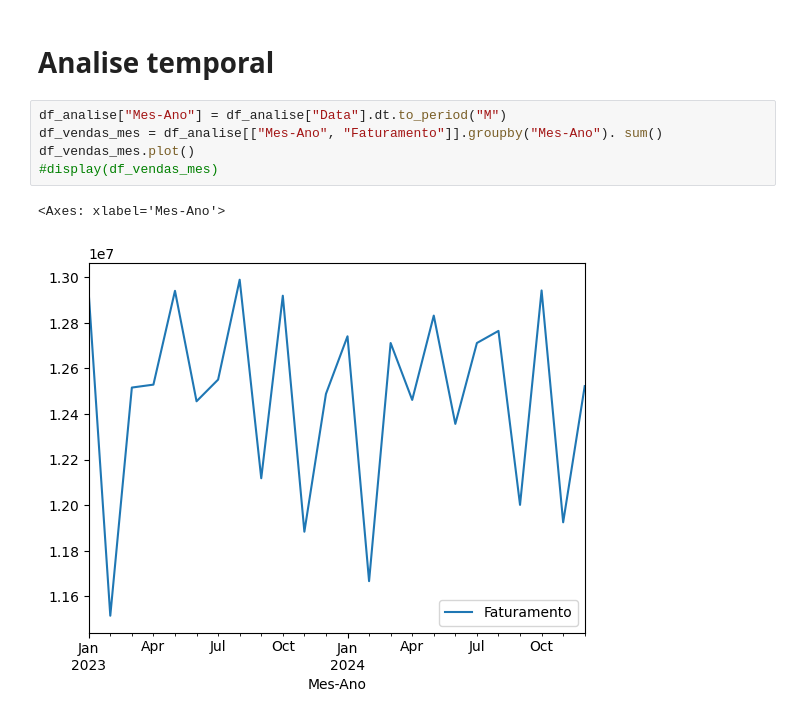
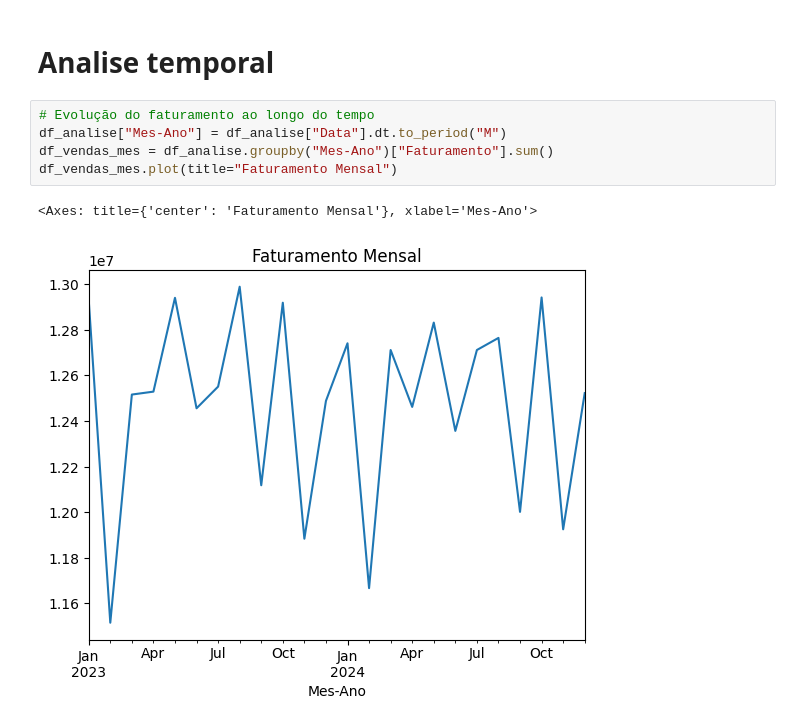
Before and after one commit to RaphaelAlcantara/Analise-pandas, a Jupyter notebook: main.ipynb, the cells around one changed output. Drawn from its saved outputs; the diff is of its cells as text.

```diff
--- a/main.ipynb
+++ b/main.ipynb
@@ -539,10 +545,10 @@ display(df_vendas_jan_23)
 # %% [markdown]
 # Analise temporal
 # %%
+# Evolução do faturamento ao longo do tempo
 df_analise["Mes-Ano"] = df_analise["Data"].dt.to_period("M")
-df_vendas_mes = df_analise[["Mes-Ano", "Faturamento"]].groupby("Mes-Ano"). sum()
-df_vendas_mes.plot()
-#display(df_vendas_mes)
+df_vendas_mes = df_analise.groupby("Mes-Ano")["Faturamento"].sum()
+df_vendas_mes.plot(title="Faturamento Mensal")
 # %% [output]
-<Axes: xlabel='Mes-Ano'>
+<Axes: title={'center': 'Faturamento Mensal'}, xlabel='Mes-Ano'>
-[figure, old version]
+[figure, new version]
```
Also changed, not shown: parts of 8 cells of this notebook, 1 other file.
